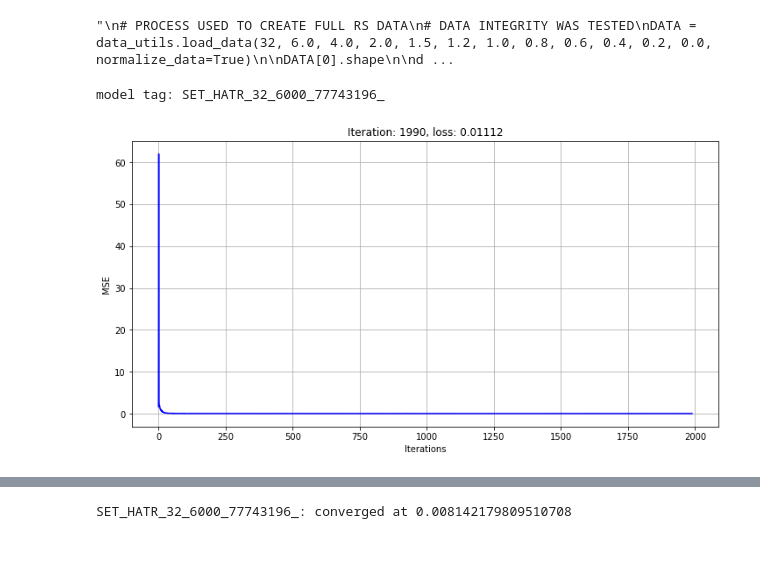
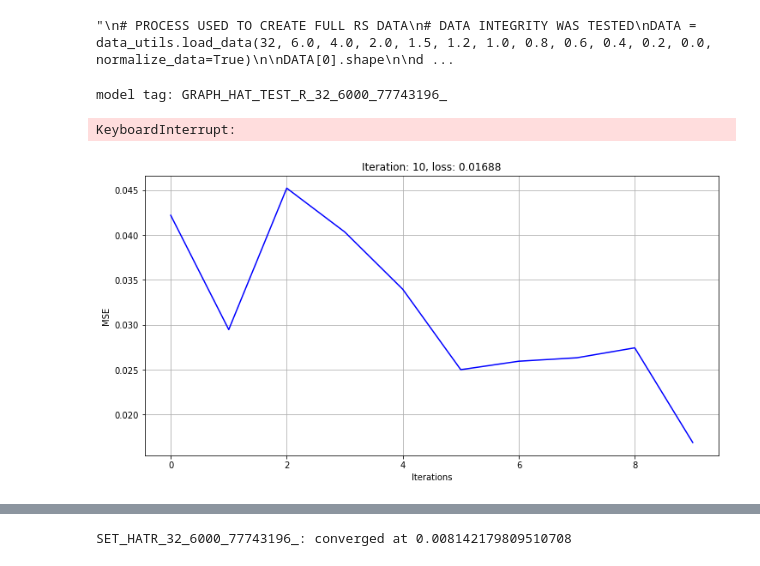
Before and after one commit to evdcush/N-Body_PointCloudEvolution, a Jupyter notebook: rs_train.ipynb, the cells around one changed output, grey strips where cells are left out. Drawn from its saved outputs; the diff is of its cells as text; code cells hidden in the pictures.

Commit message:
rs model

```diff
--- a/rs_train.ipynb
+++ b/rs_train.ipynb
@@ -96,11 +96,11 @@ BOUND         = 0.095
 LEARNING_RATE = 0.01
 GRAPH_CHANNELS = [6, 8, 16, 32, 16, 8, 3, 8, 16, 32, 16, 8, 3] # for graph model
 SET_CHANNELS   = [6, 32, 128, 256, 128, 32, 256, 16, 3]
-#RS_CHANNELS = [6, 8, 16, 32, 16, 8, 3, 8, 16, 32, 16, 8, 6]
+RS_CHANNELS = [6, 8, 16, 32, 16, 8, 3, 8, 16, 32, 16, 8, 6]
 #RS_CHANNELS = [6, 32, 128, 256, 128, 32, 256, 16, 6]
-RS_CHANNELS = [6, 32, 128, 256, 64, 32, 6]
+#RS_CHANNELS = [6, 32, 128, 256, 64, 32, 6]
 CHANNELS     = {0:SET_CHANNELS, 1:GRAPH_CHANNELS, 2:None, 3:RS_CHANNELS}
-NBODY_MODELS = {0:models.SetModel, 1:models.GraphModel, 2:models.VelocityScaled, 3:RSModel}
+NBODY_MODELS = {0:models.SetModel, 1:models.GraphModel, 2:models.VelocityScaled, 3:models.RSModel}
 MTAGS        = {0:'S', 1:'G', 2:'V', 3:'R'}
 RS_IDX = {6.0:0, 4.0:1, 2.0:2, 1.5:3, 1.2:4, 1.0:5, 0.8:6, 0.6:7, 0.4:8, 0.2:9, 0.0:10} # for new data
 # %%
@@ -109,21 +109,21 @@ RS_IDX = {6.0:0, 4.0:1, 2.0:2, 1.5:3, 1.2:4, 1.0:5, 0.8:6, 0.6:7, 0.4:8, 0.2:9,
 #=============================================================================
 use_gpu = True
 xp = cupy if use_gpu == 1 else np
-num_iters = 2000
+num_iters = 500
 num_particles = 32
 zX, zY = 6.0, 0.0
 mb_size = 2
 model_type = 3 # {0:set, 1:graph, 2:vel}
 mtype  = NBODY_MODELS[model_type]
 channels = CHANNELS[model_type]
-mname  = 'SET_HAT'
+mname  = 'GRAPH_HAT_TEST_'
 theta = None
 use_theta = 0
 save_label = data_utils.get_save_label(mname, MTAGS[model_type], use_theta, num_particles, zX, zY)
 if use_theta == 1:
-    thetas = np.load('./thetas_timesteps.npy').item()
-    theta_val = thetas[(num_particles, zX, zY)]['W']
-    theta = theta_val
+    theta = np.load('./thetas_timesteps.npy').item()
+    #theta_val = thetas[(num_particles, zX, zY)]['W']
+    #theta = theta_val
 
 model_dir = './testing/'
 loss_path = model_dir + 'Loss/'
@@ -192,12 +192,12 @@ validation_loss_history = np.zeros((X_val.shape[1])).astype(np.float32) # 200
 model_save_label = save_label + '{}_'.format(RNG_SEED)
 print('model tag: {}'.format(model_save_label))
 seed_rng(RNG_SEED)
-model = mtype(channels, theta=theta)
+model = mtype(channels, layer=models.GraphModel,theta=theta)
 if use_gpu: model.to_gpu()
 optimizer = optimizers.Adam(alpha=LEARNING_RATE)
 optimizer.setup(model)
 # %% [output]
-model tag: SET_HATR_32_6000_77743196_
+model tag: GRAPH_HAT_TEST_R_32_6000_77743196_
 # %%
 '''
 Epoch based train loop
@@ -317,6 +317,7 @@ bound = (BOUND, 1-BOUND)
 seed_rng()
 thresholds = np.linspace(0.95, 0.5, num_iters)
 thresholds[num_iters//2:] = 0.5
+mb_size = 4
 
 #if use_gpu: X_train = cuda.to_gpu(X_train)
 for cur_iter in range(num_iters):
@@ -326,34 +327,35 @@ for cur_iter in range(num_iters):
         _x_in = next_multi_minibatch(X_train, mb_size)
         if use_gpu: _x_in = cuda.to_gpu(_x_in)
         x_in = chainer.Variable(_x_in)
         x_hat, loss = model.fwd_pred_loss(x_in)
         #x_hat, loss = model.fwd_input_sched(x_in, thresholds[cur_iter])
     else:
         # create mini-batches for training
         _x_in, _x_true = data_utils.next_minibatch([X_train[rs_start], X_train[rs_target]], mb_size, data_aug='shift')
         x_in, x_true = chainer.Variable(_x_in), chainer.Variable(_x_true)
         x_hat = model(x_in, add=True) # prediction
         loss = nn.get_bounded_MSE(x_hat, x_true, boundary=bound) # bound = 0.095
 
     # backprop and update
     loss.backward() # this calculates all the gradients (backprop)
     optimizer.update() # this updates the weights
 
     train_loss_history[cur_iter] = cuda.to_cpu(loss.data)
     if cur_iter % 10 == 0 and cur_iter != 0:
         y = train_loss_history[:cur_iter]
         plt.close('all')
         fig = data_utils.plot_training_curve(y, cur_iter, yclip=-1)
         display.display(plt.gcf())
         display.clear_output(wait=True)
         time.sleep(0.0001)
 
 np.save(loss_path + save_label + 'train_loss', train_loss_history)
 #print('{}: converged at {}'.format(model_save_label, np.median(lh_train[-150:])))
 # save model, optimizer
 data_utils.save_model([model, optimizer], model_dir + model_save_label)
 # %% [output]
+KeyboardInterrupt:
-[figure, old version]
+[figure, new version]
 # %%
 7689549824
 16777216
```
Also changed, not shown: parts of 5 cells of this notebook, 2 other files.
